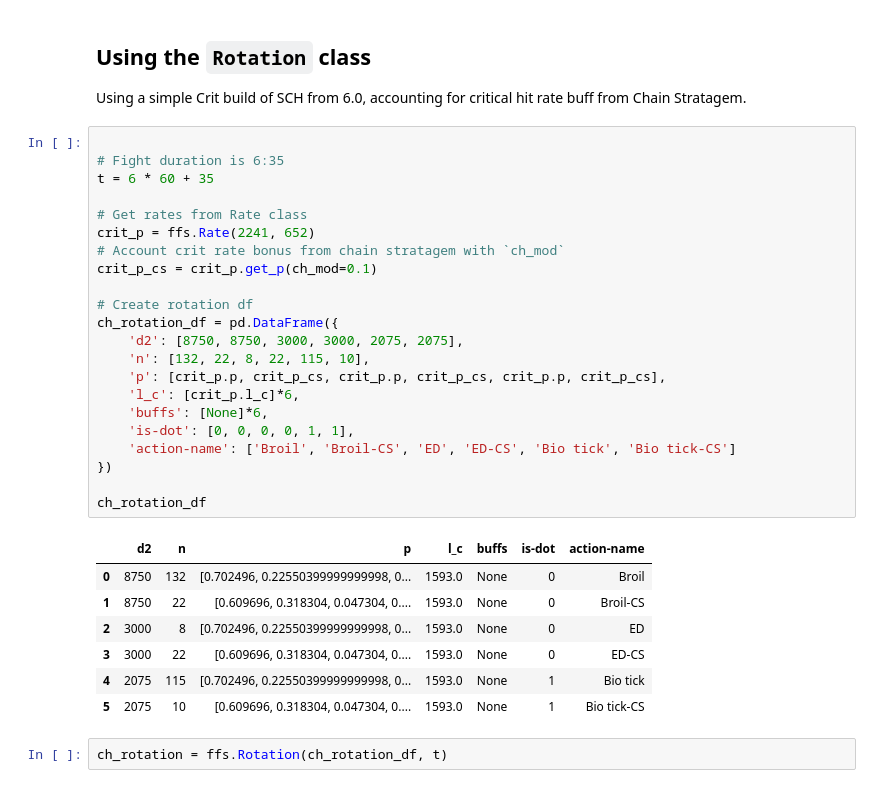
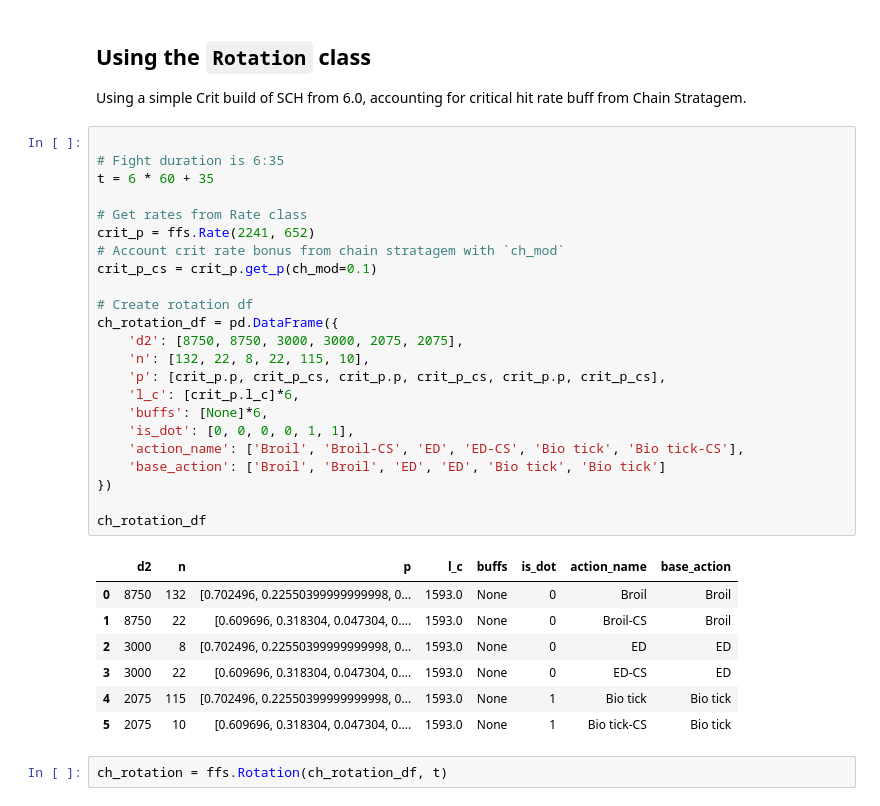
Before and after one commit to ffxiv-acerola/ffxiv_stats, a Jupyter notebook: examples/deterministic-rotations.ipynb, the cells around one changed output. Saved outputs shown, nothing was run; the diff lists cells and outputs as text.

```diff
--- a/examples/deterministic-rotations.ipynb
+++ b/examples/deterministic-rotations.ipynb
@@ -13,33 +13,34 @@ Using a simple Crit build of SCH from 6.0, accounting for critical hit rate buff
 # %%
 
 # Fight duration is 6:35
 t = 6 * 60 + 35
 
 # Get rates from Rate class
 crit_p = ffs.Rate(2241, 652)
 # Account crit rate bonus from chain stratagem with `ch_mod`
 crit_p_cs = crit_p.get_p(ch_mod=0.1)
 
 # Create rotation df
 ch_rotation_df = pd.DataFrame({
     'd2': [8750, 8750, 3000, 3000, 2075, 2075],
     'n': [132, 22, 8, 22, 115, 10],
     'p': [crit_p.p, crit_p_cs, crit_p.p, crit_p_cs, crit_p.p, crit_p_cs],
     'l_c': [crit_p.l_c]*6,
     'buffs': [None]*6,
-    'is-dot': [0, 0, 0, 0, 1, 1],
-    'action-name': ['Broil', 'Broil-CS', 'ED', 'ED-CS', 'Bio tick', 'Bio tick-CS']
+    'is_dot': [0, 0, 0, 0, 1, 1],
+    'action_name': ['Broil', 'Broil-CS', 'ED', 'ED-CS', 'Bio tick', 'Bio tick-CS'],
+    'base_action': ['Broil', 'Broil', 'ED', 'ED', 'Bio tick', 'Bio tick']
 })
 
 ch_rotation_df
 # %% [output]
-|  | d2 | n | p | l_c | buffs | is-dot | action-name |
-| 0 | 8750 | 132 | [0.702496, 0.22550399999999998, 0... | 1593.0 | None | 0 | Broil |
-| 1 | 8750 | 22 | [0.609696, 0.318304, 0.047304, 0.... | 1593.0 | None | 0 | Broil-CS |
-| 2 | 3000 | 8 | [0.702496, 0.22550399999999998, 0... | 1593.0 | None | 0 | ED |
-| 3 | 3000 | 22 | [0.609696, 0.318304, 0.047304, 0.... | 1593.0 | None | 0 | ED-CS |
-| 4 | 2075 | 115 | [0.702496, 0.22550399999999998, 0... | 1593.0 | None | 1 | Bio tick |
-| 5 | 2075 | 10 | [0.609696, 0.318304, 0.047304, 0.... | 1593.0 | None | 1 | Bio tick-CS |
+|  | d2 | n | p | l_c | buffs | is_dot | action_name | base_action |
+| 0 | 8750 | 132 | [0.702496, 0.22550399999999998, 0... | 1593.0 | None | 0 | Broil | Broil |
+| 1 | 8750 | 22 | [0.609696, 0.318304, 0.047304, 0.... | 1593.0 | None | 0 | Broil-CS | Broil |
+| 2 | 3000 | 8 | [0.702496, 0.22550399999999998, 0... | 1593.0 | None | 0 | ED | ED |
+| 3 | 3000 | 22 | [0.609696, 0.318304, 0.047304, 0.... | 1593.0 | None | 0 | ED-CS | ED |
+| 4 | 2075 | 115 | [0.702496, 0.22550399999999998, 0... | 1593.0 | None | 1 | Bio tick | Bio tick |
+| 5 | 2075 | 10 | [0.609696, 0.318304, 0.047304, 0.... | 1593.0 | None | 1 | Bio tick-CS | Bio tick |
 # %%
 ch_rotation = ffs.Rotation(ch_rotation_df, t)
 # %% [markdown]
```
Also changed, not shown: parts of 5 cells of this notebook, 2 other files.
